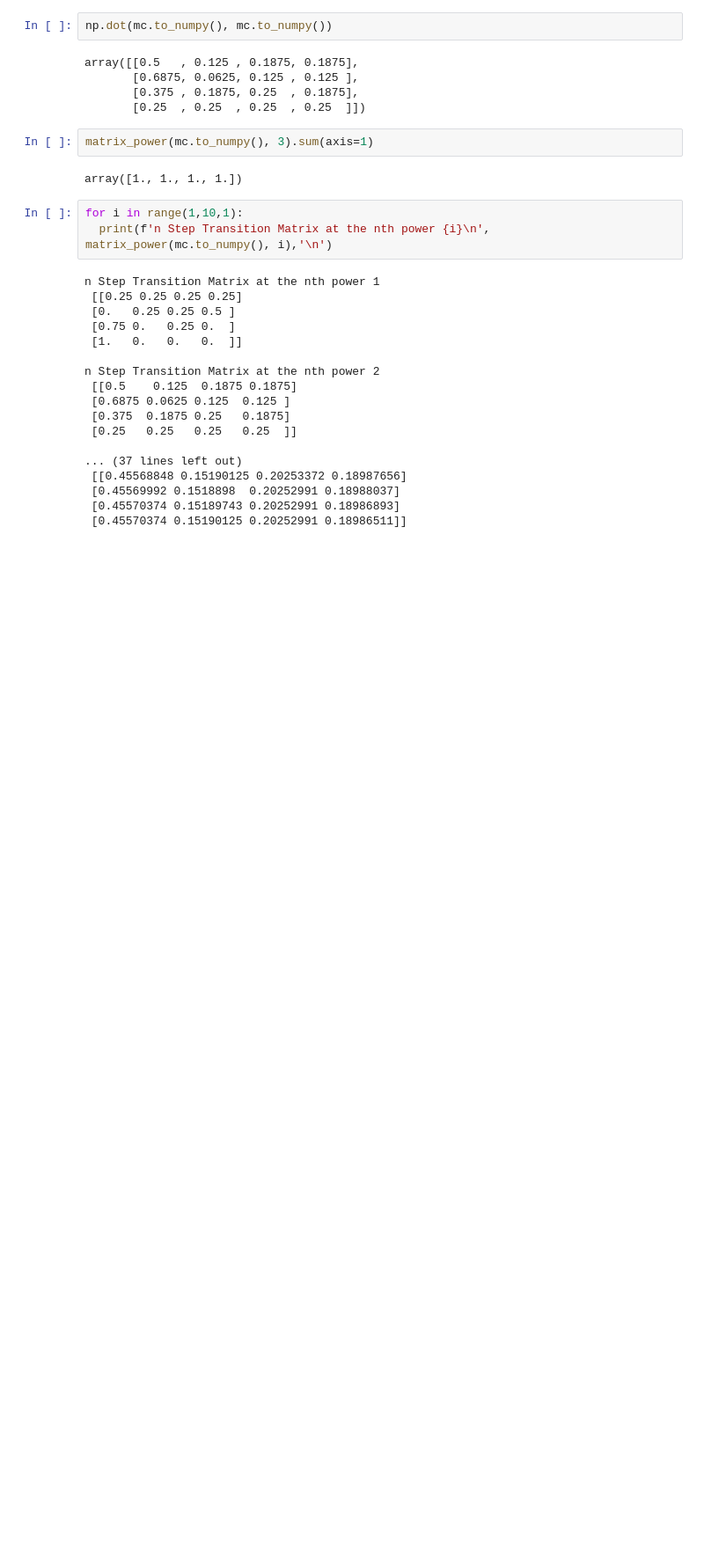
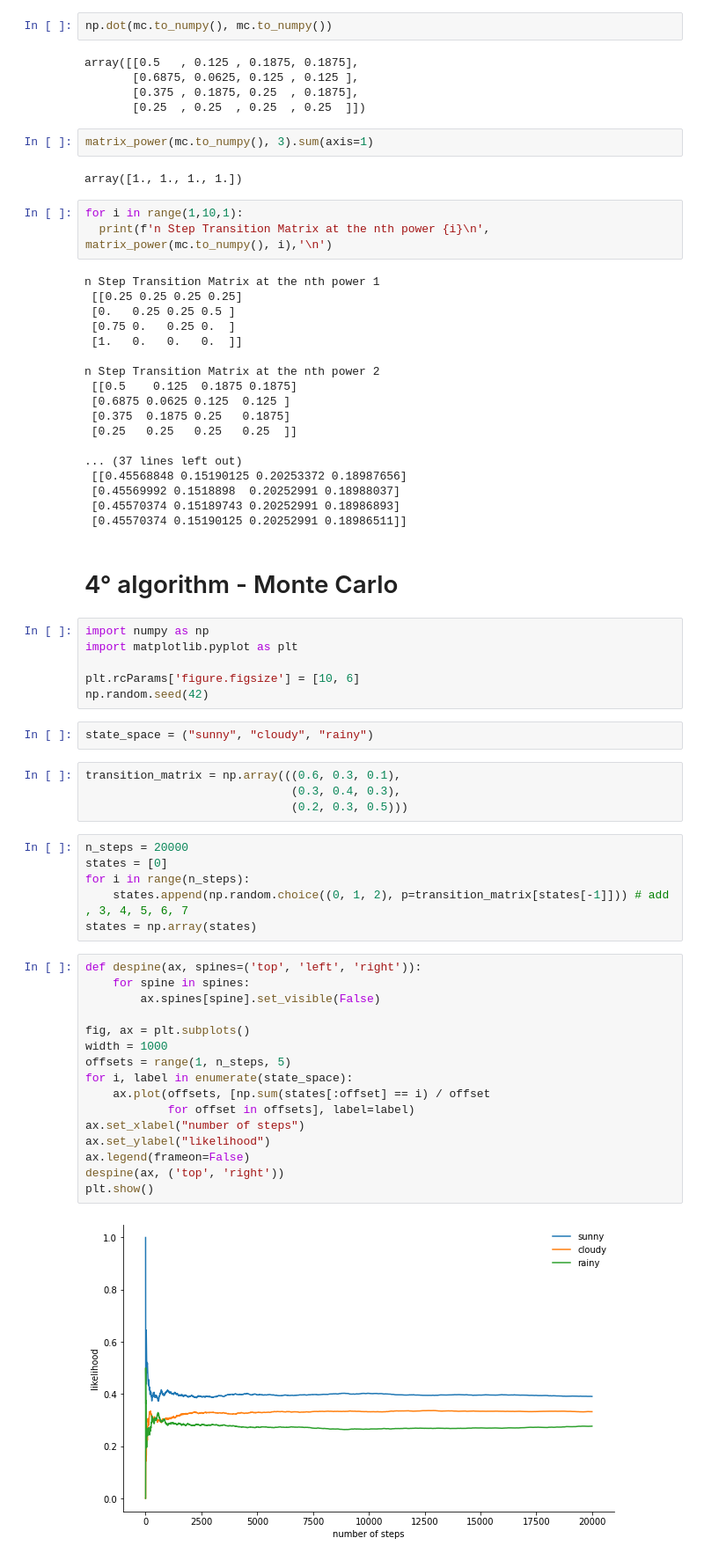
Before and after one commit to johnreyes96/modeling-and-simulation, a Jupyter notebook: src/main/python/classes/MarkovChains.ipynb, the cells around one changed output. Shown at 88% size. Drawn from its saved outputs; the diff is of its cells as text; blank space fills up the shorter version.

Commit message:
add four algorithm of Markov chain Monte Carlo

```diff
--- a/src/main/python/classes/MarkovChains.ipynb
+++ b/src/main/python/classes/MarkovChains.ipynb
@@ -295,3 +295,41 @@ n Step Transition Matrix at the nth power 2
  [0.45569992 0.1518898  0.20252991 0.18988037]
  [0.45570374 0.15189743 0.20252991 0.18986893]
  [0.45570374 0.15190125 0.20252991 0.18986511]]
+# %% [markdown]
+# 4° algorithm - Monte Carlo
+# %%
+import numpy as np
+import matplotlib.pyplot as plt
+
+plt.rcParams['figure.figsize'] = [10, 6]
+np.random.seed(42)
+# %%
+state_space = ("sunny", "cloudy", "rainy")
+# %%
+transition_matrix = np.array(((0.6, 0.3, 0.1),
+                              (0.3, 0.4, 0.3),
+                              (0.2, 0.3, 0.5)))
+# %%
+n_steps = 20000
+states = [0]
+for i in range(n_steps):
+    states.append(np.random.choice((0, 1, 2), p=transition_matrix[states[-1]])) # add , 3, 4, 5, 6, 7
+states = np.array(states)
+# %%
+def despine(ax, spines=('top', 'left', 'right')):
+    for spine in spines:
+        ax.spines[spine].set_visible(False)
+
+fig, ax = plt.subplots()
+width = 1000
+offsets = range(1, n_steps, 5)
+for i, label in enumerate(state_space):
+    ax.plot(offsets, [np.sum(states[:offset] == i) / offset
+            for offset in offsets], label=label)
+ax.set_xlabel("number of steps")
+ax.set_ylabel("likelihood")
+ax.legend(frameon=False)
+despine(ax, ('top', 'right'))
+plt.show()
+# %% [output]
+[figure, added]
```
Also changed, not shown: parts of 10 cells of this notebook.
